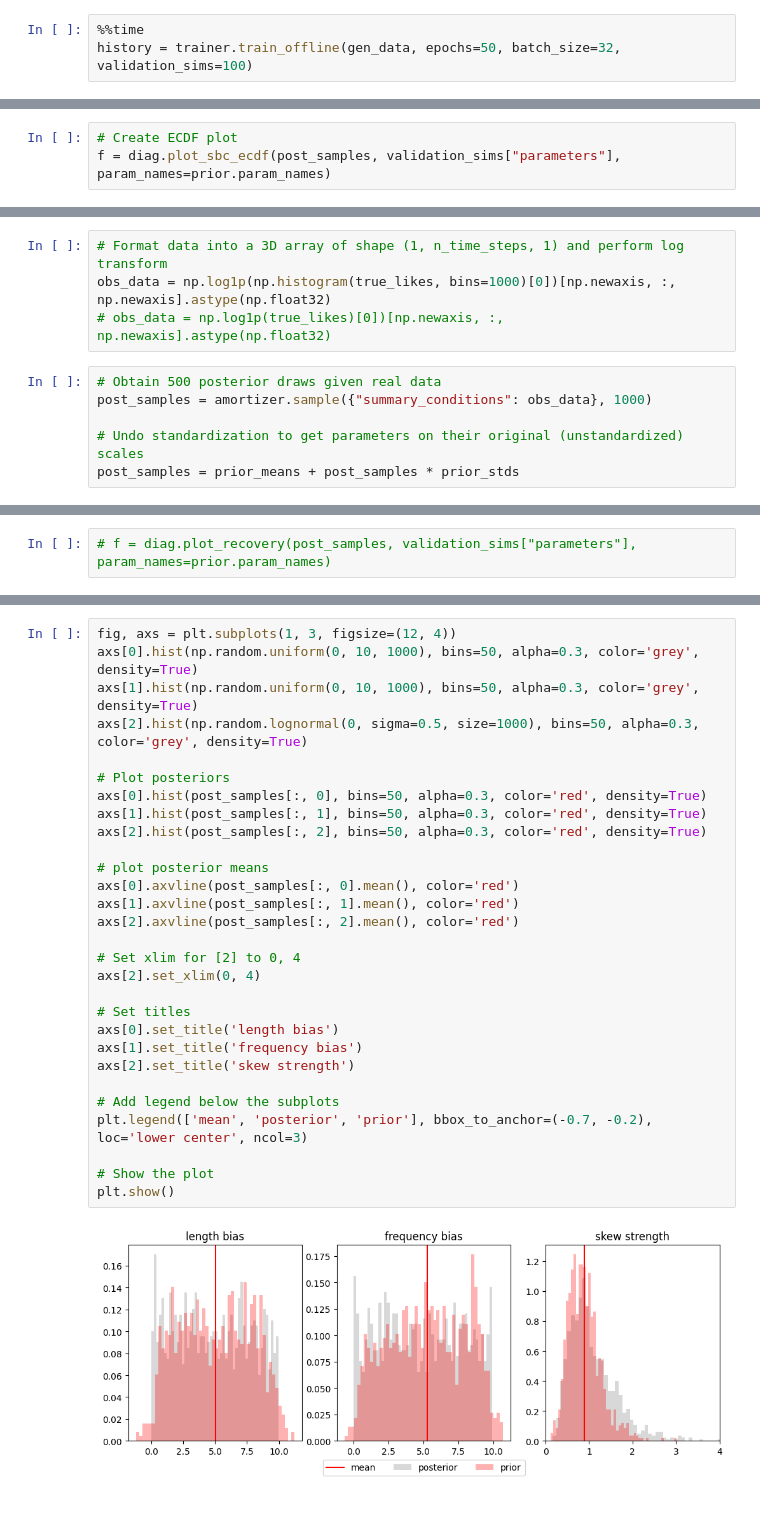
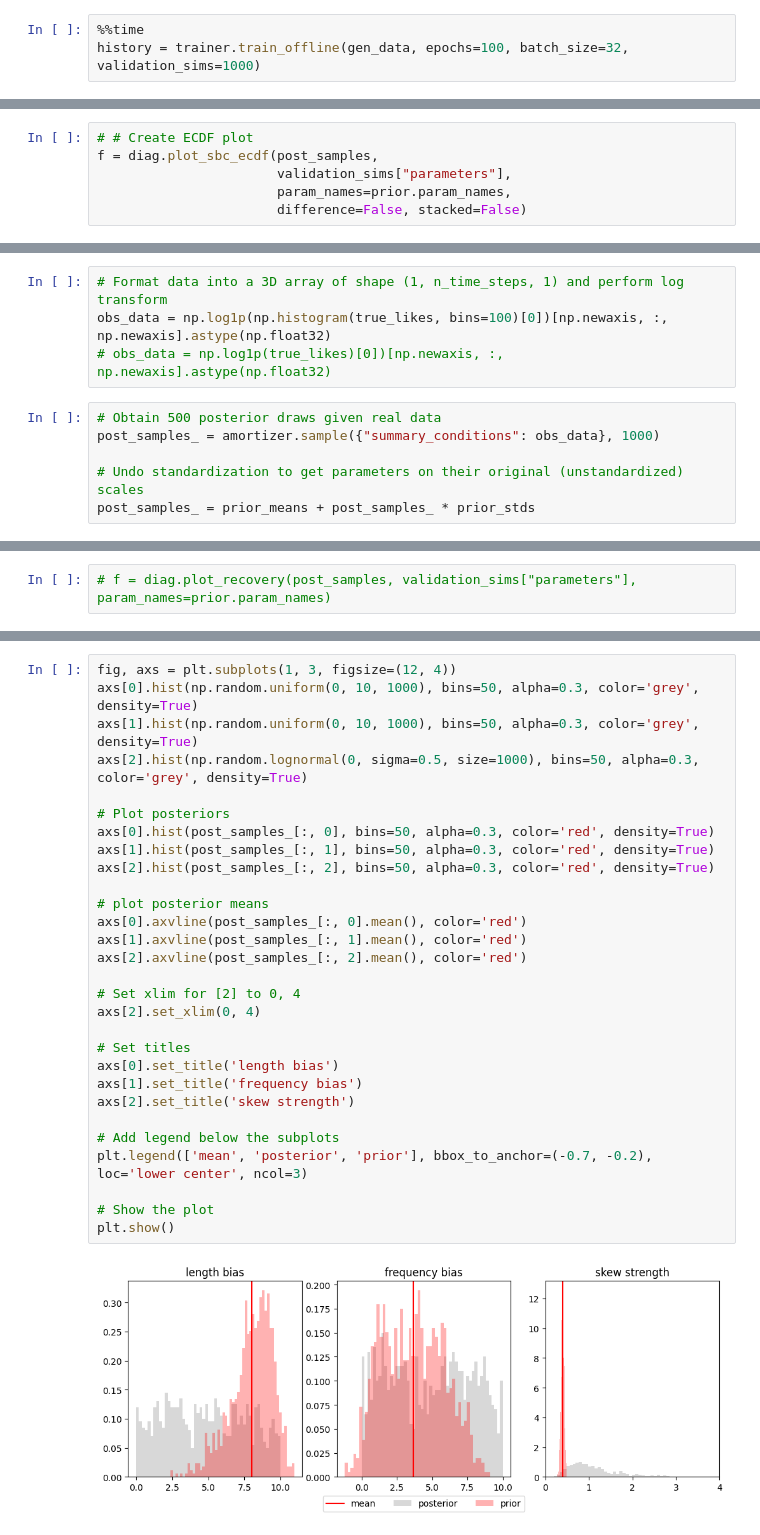
Before and after one commit to alexeykosh/2023-slovotvir-reuse-analysis, a Jupyter notebook: src/inference.ipynb, the cells around one changed output, grey strips where cells are left out. Cells and saved outputs as stored; diff of their text form.

```diff
--- a/src/inference.ipynb
+++ b/src/inference.ipynb
@@ -114,6 +118,6 @@ pickle.dump(gen_data, open('data_1000.pickle', 'wb'))
 # unpickled = pickle.load(open('data.pickle', 'rb'))
 # %%
 %%time
-history = trainer.train_offline(gen_data, epochs=50, batch_size=32, validation_sims=100)
+history = trainer.train_offline(gen_data, epochs=100, batch_size=32, validation_sims=1000)
 # %% [output]
 WARNING:absl:At this time, the v2.11+ optimizer `tf.keras.optimizers.Adam` runs slowly on M1/M2 Macs, please use the legacy Keras optimizer instead, located at `tf.keras.optimizers.legacy.Adam`.
@@ -150,6 +153,9 @@ validation_sims = trainer.configurator(model(batch_size=100))
 # Generate posterior draws for all simulations
 post_samples = amortizer.sample(validation_sims, n_samples=1000)
 # %%
-# Create ECDF plot
-f = diag.plot_sbc_ecdf(post_samples, validation_sims["parameters"], param_names=prior.param_names)
+# # Create ECDF plot
+f = diag.plot_sbc_ecdf(post_samples,
+                       validation_sims["parameters"],
+                       param_names=prior.param_names,
+                       difference=False, stacked=False)
 # %% [output]
@@ -165,12 +171,12 @@ with open('../data/true_likes.pkl', 'rb') as f:
     true_likes = pickle.load(f)
 # %%
 # Format data into a 3D array of shape (1, n_time_steps, 1) and perform log transform
-obs_data = np.log1p(np.histogram(true_likes, bins=1000)[0])[np.newaxis, :, np.newaxis].astype(np.float32)
+obs_data = np.log1p(np.histogram(true_likes, bins=100)[0])[np.newaxis, :, np.newaxis].astype(np.float32)
 # obs_data = np.log1p(true_likes)[0])[np.newaxis, :, np.newaxis].astype(np.float32)
 # %%
 # Obtain 500 posterior draws given real data
-post_samples = amortizer.sample({"summary_conditions": obs_data}, 1000)
+post_samples_ = amortizer.sample({"summary_conditions": obs_data}, 1000)
 
 # Undo standardization to get parameters on their original (unstandardized) scales
-post_samples = prior_means + post_samples * prior_stds
+post_samples_ = prior_means + post_samples_ * prior_stds
 # %%
@@ -196,31 +220,31 @@ array([5.01181722, 5.26772809, 0.89035386])
 # %%
 fig, axs = plt.subplots(1, 3, figsize=(12, 4))
 axs[0].hist(np.random.uniform(0, 10, 1000), bins=50, alpha=0.3, color='grey', density=True)
 axs[1].hist(np.random.uniform(0, 10, 1000), bins=50, alpha=0.3, color='grey', density=True)
 axs[2].hist(np.random.lognormal(0, sigma=0.5, size=1000), bins=50, alpha=0.3, color='grey', density=True)
 
 # Plot posteriors
-axs[0].hist(post_samples[:, 0], bins=50, alpha=0.3, color='red', density=True)
-axs[1].hist(post_samples[:, 1], bins=50, alpha=0.3, color='red', density=True)
-axs[2].hist(post_samples[:, 2], bins=50, alpha=0.3, color='red', density=True)
+axs[0].hist(post_samples_[:, 0], bins=50, alpha=0.3, color='red', density=True)
+axs[1].hist(post_samples_[:, 1], bins=50, alpha=0.3, color='red', density=True)
+axs[2].hist(post_samples_[:, 2], bins=50, alpha=0.3, color='red', density=True)
 
 # plot posterior means
-axs[0].axvline(post_samples[:, 0].mean(), color='red')
-axs[1].axvline(post_samples[:, 1].mean(), color='red')
-axs[2].axvline(post_samples[:, 2].mean(), color='red')
+axs[0].axvline(post_samples_[:, 0].mean(), color='red')
+axs[1].axvline(post_samples_[:, 1].mean(), color='red')
+axs[2].axvline(post_samples_[:, 2].mean(), color='red')
 
 # Set xlim for [2] to 0, 4
 axs[2].set_xlim(0, 4)
 
 # Set titles
 axs[0].set_title('length bias')
 axs[1].set_title('frequency bias')
 axs[2].set_title('skew strength')
 
 # Add legend below the subplots
 plt.legend(['mean', 'posterior', 'prior'], bbox_to_anchor=(-0.7, -0.2), loc='lower center', ncol=3)
 
 # Show the plot
 plt.show()
 # %% [output]
-[figure, old version]
+[figure, new version]
```
Also changed, not shown: parts of 20 cells of this notebook.
